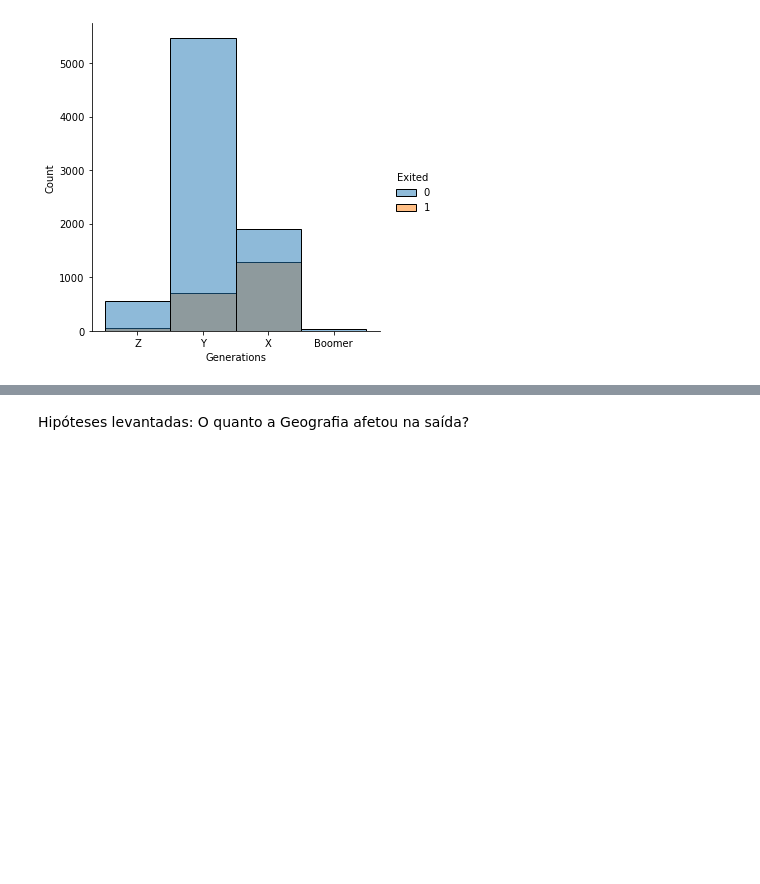
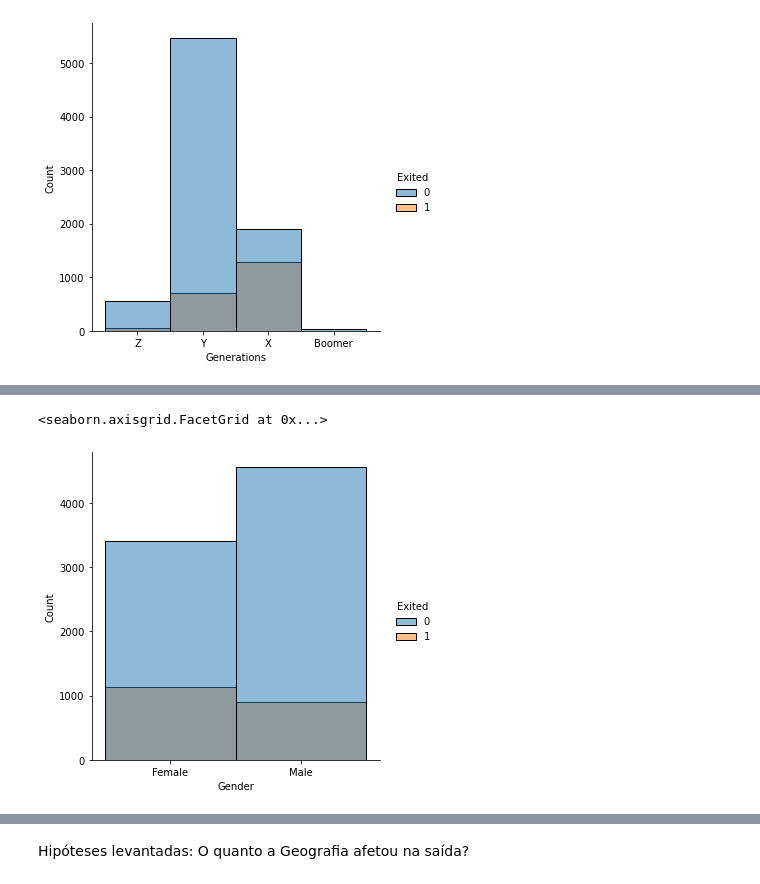
Before and after one commit to Makekie/ADA_lets_code, a Jupyter notebook: Analise_exploratoria_de_dados/Análise Exploratória de Dados (AED).ipynb, the cells around one changed output, grey strips where cells are left out. Cells and saved outputs as stored; diff of their text form; code cells hidden in the pictures; blank space fills up the shorter version.

```diff
--- a/Analise_exploratoria_de_dados/Análise Exploratória de Dados (AED).ipynb
+++ b/Analise_exploratoria_de_dados/Análise Exploratória de Dados (AED).ipynb
@@ -338,0 +361,5 @@ sns.displot(ds_churn, x = 'Generations', hue = 'Exited')
+# %%
+sns.displot(ds_churn, x = "Gender", hue = "Exited")
+# %% [output]
+<seaborn.axisgrid.FacetGrid at 0x...>
+[figure, added]
```
Also changed, not shown: parts of 16 cells of this notebook, 2 other files.
